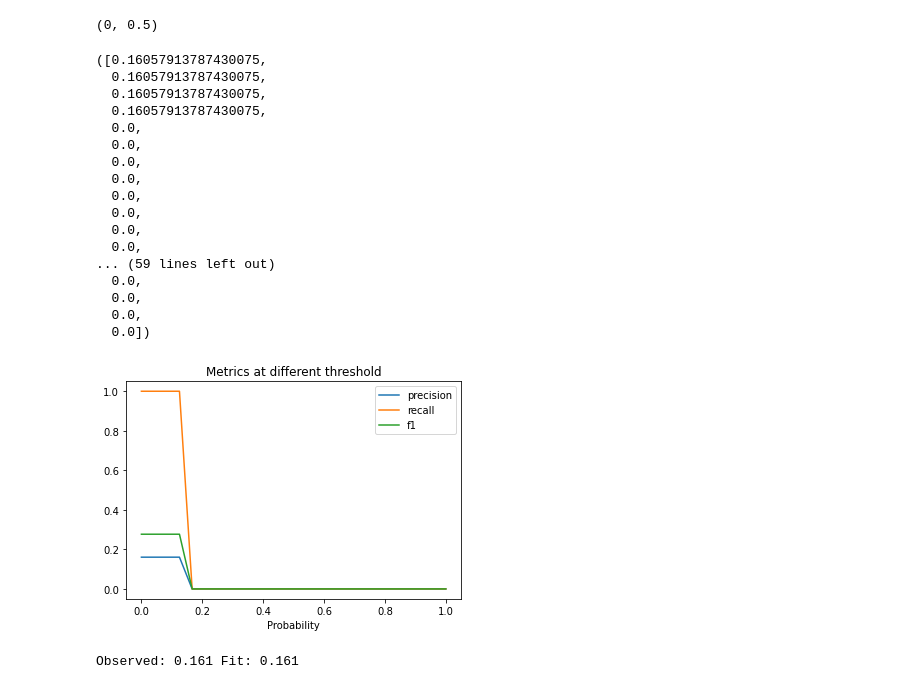
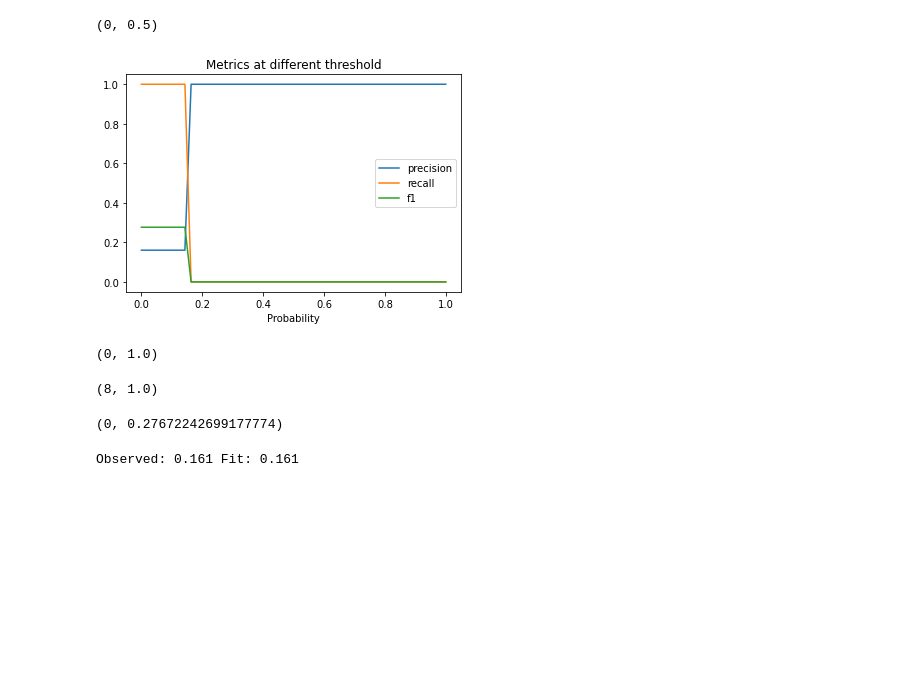
Before and after one commit to shaisid01/Data-Science, a Jupyter notebook: CapstoneProjects/Capstone 2/Notebooks/05_modeling.ipynb, the cells around one changed output. Drawn from its saved outputs; the diff is of its cells as text; code cells hidden in the pictures; blank space fills up the shorter version.

```diff
--- a/CapstoneProjects/Capstone 2/Notebooks/05_modeling.ipynb
+++ b/CapstoneProjects/Capstone 2/Notebooks/05_modeling.ipynb
@@ -113,9 +113,9 @@ y_test = y_test.to_numpy().ravel()
 def threshhold_and_plot(y_test,target,n_points=50,plot=True):
     probs = np.linspace(0,1,n_points)
     def make_thresh():
-        precision = [metrics.precision_score(y_test,np.where(target > thresh,1,0)) for thresh in probs]
-        recall = [metrics.recall_score(y_test,np.where(target > thresh,1,0)) for thresh in probs]
-        f1 = [metrics.f1_score(y_test,np.where(target > thresh,1,0)) for thresh in probs]
+        precision = [metrics.precision_score(y_test,np.where(target > thresh,1,0),zero_division=1) for thresh in probs]
+        recall = [metrics.recall_score(y_test,np.where(target > thresh,1,0),labels=np.unique(target)) for thresh in probs]
+        f1 = [metrics.f1_score(y_test,np.where(target > thresh,1,0),labels=np.unique(target),zero_division=1) for thresh in probs]
         return precision,recall,f1
 
     precision,recall,f1 = make_thresh()
@@ -215,26 +220,21 @@ max_thresh(cv_scores)
 # %% [output]
 (0, 0.5)
 # %%
-threshhold_and_plot(y_test,test_pred[:,1])
+p, r, f = threshhold_and_plot(y_test,test_pred[:,1])
 # %% [output]
-([0.16057913787430075,
-  0.16057913787430075,
-  0.16057913787430075,
-  0.16057913787430075,
-  0.0,
-  0.0,
-  0.0,
-  0.0,
-  0.0,
-  0.0,
-  0.0,
-  0.0,
-... (59 lines left out)
-  0.0,
-  0.0,
-  0.0,
-  0.0])
-[figure, old version]
+[figure, new version]
+# %%
+max_thresh(r)
+# %% [output]
+(0, 1.0)
+# %%
+max_thresh(p)
+# %% [output]
+(8, 1.0)
+# %%
+max_thresh(f)
+# %% [output]
+(0, 0.27672242699177774)
 # %%
 # check to see if close to population value
 print(f"Observed: {y_train.mean():.3f} Fit: {train_pred[:,1].mean():.3f}")
```
Also changed, not shown: parts of 19 cells of this notebook.
